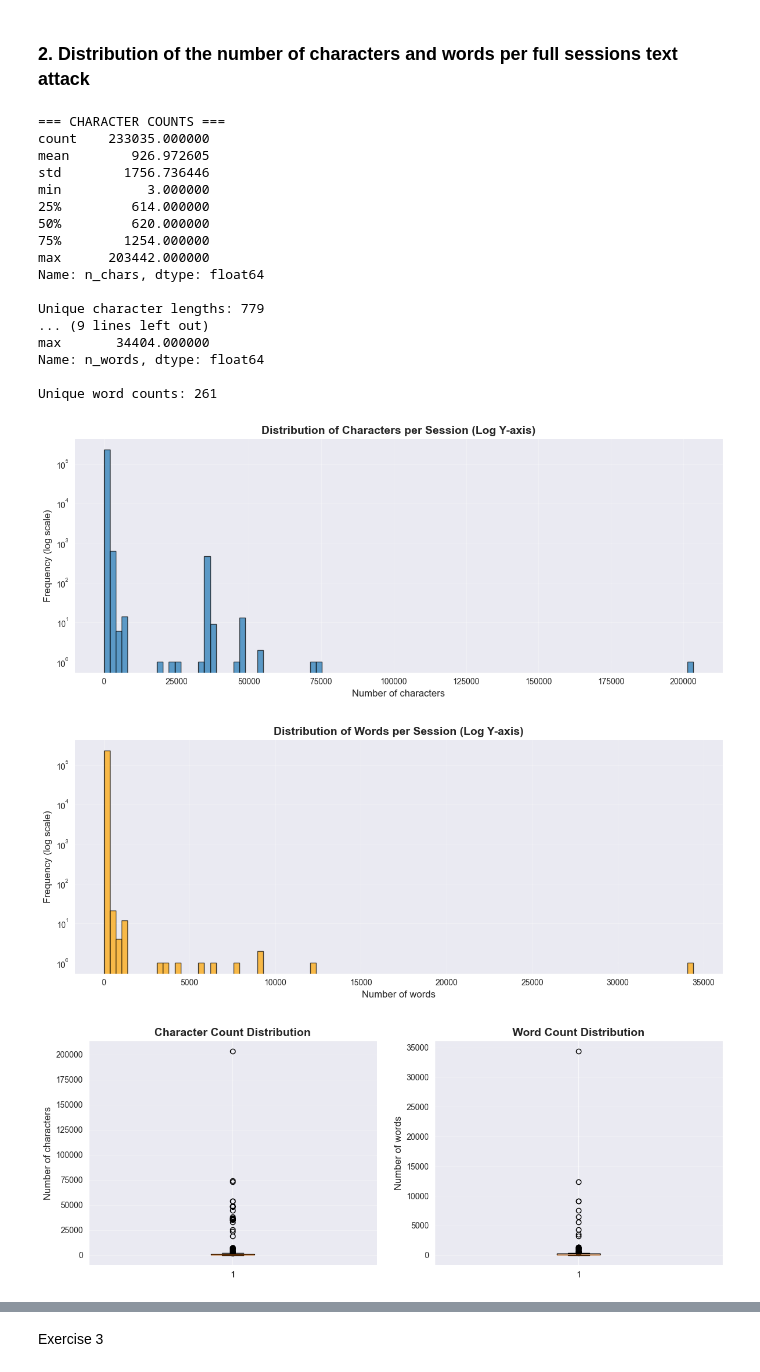
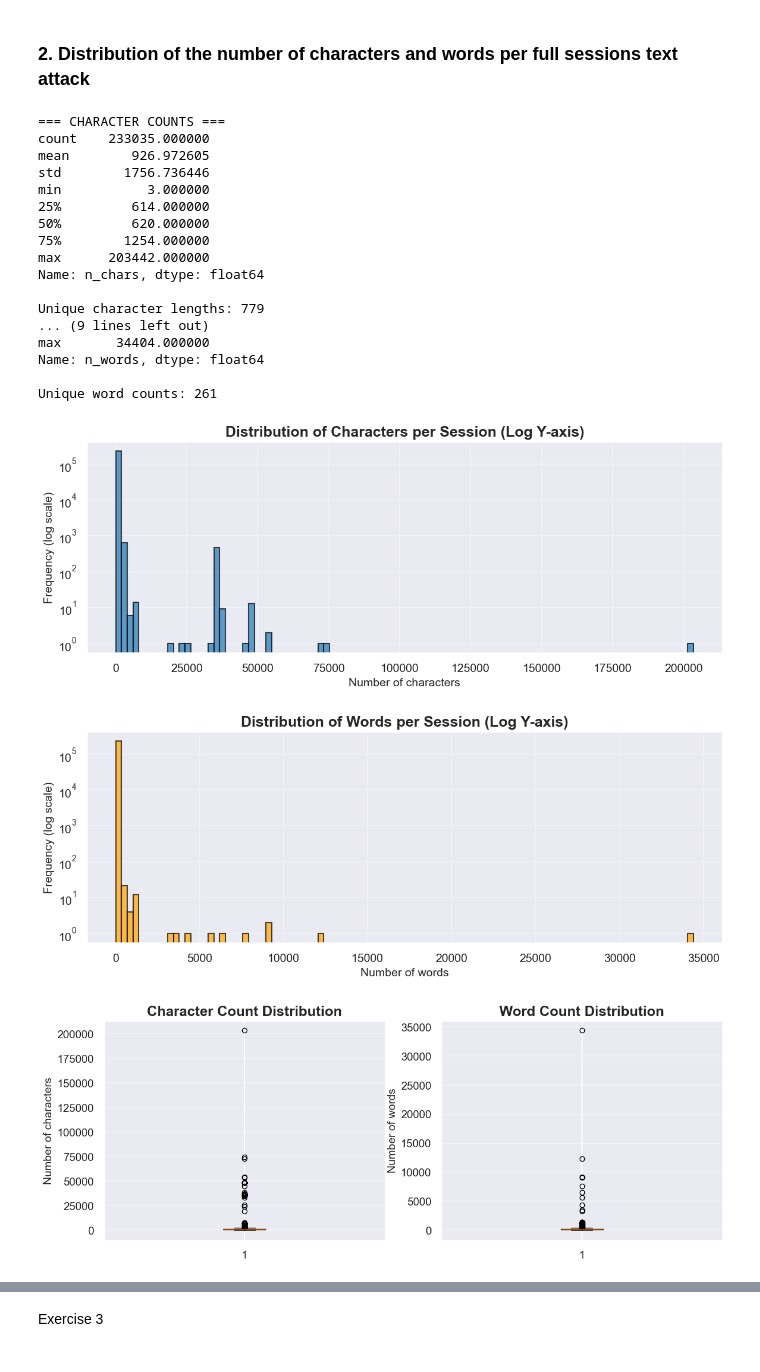
Before and after one commit to SteLib/ML-ssh-session-classifier, a Jupyter notebook: section_1_pre_processing.ipynb, the cells around one changed output, grey strips where cells are left out. Saved outputs shown, nothing was run; the diff lists cells and outputs as text; code cells hidden in the pictures.

```diff
--- a/section_1_pre_processing.ipynb
+++ b/section_1_pre_processing.ipynb
@@ -271,6 +271,16 @@ plt.show()
 # -----------------------
 # FEATURE EXTRACTION
 # -----------------------
+
+# Improve plot readability (bigger titles/labels/ticks)
+sns.set_context("talk", font_scale=1.1)
+plt.rcParams.update({
+    "axes.titlesize": 20,
+    "axes.labelsize": 16,
+    "xtick.labelsize": 14,
+    "ytick.labelsize": 14,
+    "legend.fontsize": 14,
+})
 
 # Convert to string and handle any NaN values
 session_str = df['full_session'].astype(str)
@@ -293,6 +303,7 @@ print(df['n_words'].describe())
 print("\nUnique word counts:", df['n_words'].nunique())
 
 
+
 # -----------------------
 # HISTOGRAMS - LOG SCALE (Better for skewed data)
 # -----------------------
@@ -301,9 +312,9 @@ print("\nUnique word counts:", df['n_words'].nunique())
 plt.figure(figsize=(12,5))
 plt.hist(df['n_chars'], bins=100, edgecolor='black', alpha=0.7)
 plt.yscale('log')
-plt.title("Distribution of Characters per Session (Log Y-axis)", fontsize=14, fontweight='bold')
-plt.xlabel("Number of characters", fontsize=12)
-plt.ylabel("Frequency (log scale)", fontsize=12)
+plt.title("Distribution of Characters per Session (Log Y-axis)", fontsize=18, fontweight='bold')
+plt.xlabel("Number of characters", fontsize=14)
+plt.ylabel("Frequency (log scale)", fontsize=14)
 plt.grid(True, alpha=0.3)
 plt.tight_layout()
 plt.show()
@@ -312,9 +323,9 @@ plt.show()
 plt.figure(figsize=(12,5))
 plt.hist(df['n_words'], bins=100, edgecolor='black', alpha=0.7, color='orange')
 plt.yscale('log')
-plt.title("Distribution of Words per Session (Log Y-axis)", fontsize=14, fontweight='bold')
-plt.xlabel("Number of words", fontsize=12)
-plt.ylabel("Frequency (log scale)", fontsize=12)
+plt.title("Distribution of Words per Session (Log Y-axis)", fontsize=18, fontweight='bold')
+plt.xlabel("Number of words", fontsize=14)
+plt.ylabel("Frequency (log scale)", fontsize=14)
 plt.grid(True, alpha=0.3)
 plt.tight_layout()
 plt.show()
@@ -327,56 +338,56 @@ fig, axes = plt.subplots(1, 2, figsize=(14, 5))
 
 # Character count boxplot
 axes[0].boxplot(df['n_chars'], vert=True)
-axes[0].set_ylabel('Number of characters', fontsize=12)
-axes[0].set_title('Character Count Distribution', fontsize=14, fontweight='bold')
+axes[0].set_ylabel('Number of characters', fontsize=14)
+axes[0].set_title('Character Count Distribution', fontsize=18, fontweight='bold')
 axes[0].grid(axis='y', alpha=0.3)
 
 # Word count boxplot
 axes[1].boxplot(df['n_words'], vert=True)
-axes[1].set_ylabel('Number of words', fontsize=12)
-axes[1].set_title('Word Count Distribution', fontsize=14, fontweight='bold')
+axes[1].set_ylabel('Number of words', fontsize=14)
+axes[1].set_title('Word Count Distribution', fontsize=18, fontweight='bold')
 axes[1].grid(axis='y', alpha=0.3)
 
 # ECDF PLOTS (Log scale for better visualization of distribution tails)
-plt.figure(figsize=(10,5))
+plt.figure(figsize=(12,6))
 plt.subplot(1,2,1)
 sns.ecdfplot(
     data = df["n_chars"],
     log_scale=True
 )
-plt.title("ECDF for characters")
-plt.xlabel("Number of characters")
-plt.ylabel("CDF")
+plt.title("ECDF for characters", fontsize=18, fontweight='bold')
+plt.xlabel("Number of characters", fontsize=14)
+plt.ylabel("CDF", fontsize=14)
 
 plt.subplot(1,2,2)
 sns.ecdfplot(
     data = df["n_words"],
     log_scale=True
 )
-plt.title("ECDF for words")
-plt.xlabel("Number of words")
-plt.ylabel("CDF")
+plt.title("ECDF for words", fontsize=18, fontweight='bold')
+plt.xlabel("Number of words", fontsize=14)
+plt.ylabel("CDF", fontsize=14)
 
 plt.tight_layout()
 plt.show()
 # %% [output]
 === CHARACTER COUNTS ===
 count    233035.000000
 mean        926.972605
 std        1756.736446
 min           3.000000
 25%         614.000000
 50%         620.000000
 75%        1254.000000
 max      203442.000000
 Name: n_chars, dtype: float64
 
 Unique character lengths: 779
 ... (9 lines left out)
 max       34404.000000
 Name: n_words, dtype: float64
 
 Unique word counts: 261
-[figure, old version]
+[figure, new version]
-[figure, old version]
+[figure, new version]
-[figure, old version]
+[figure, new version]
```
Also changed, not shown: parts of 4 cells of this notebook, 2 other files.
